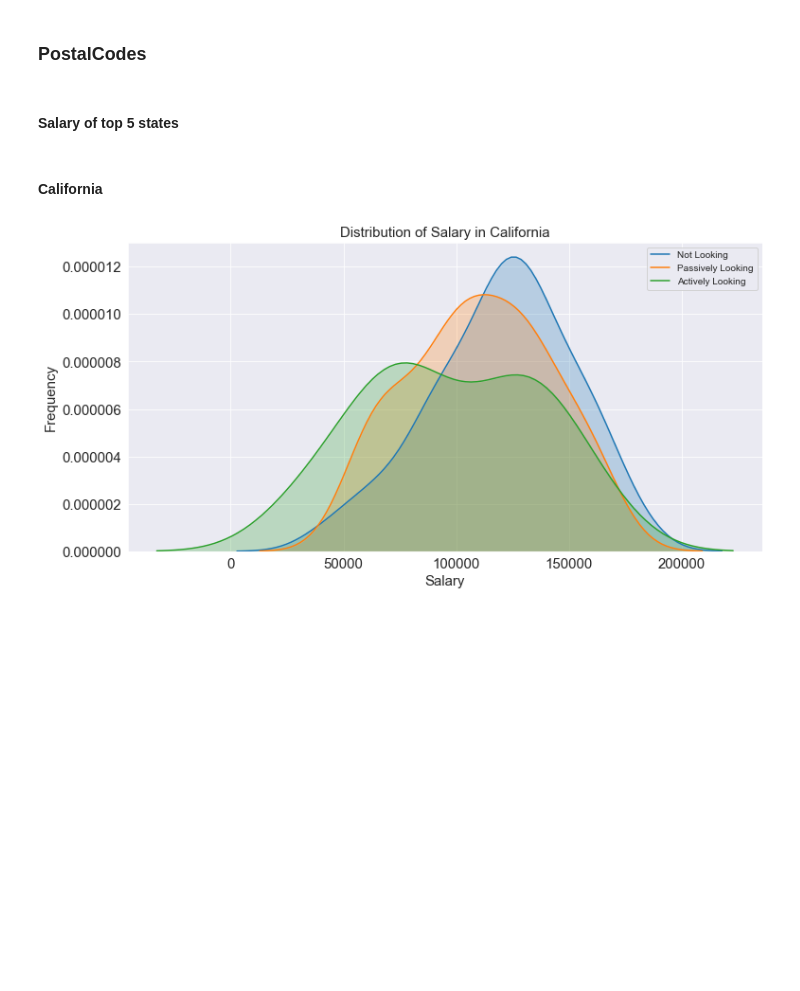
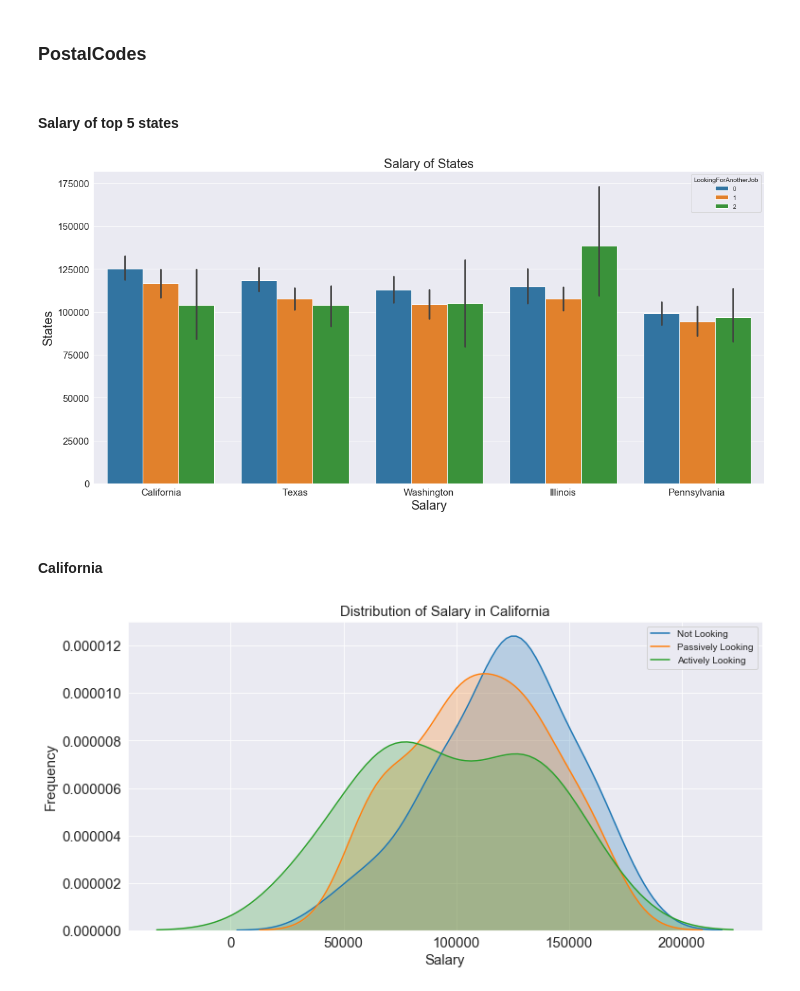
Before and after one commit to unit-00/data-professionals, a Jupyter notebook: salary_analysis.ipynb, the cells around one changed output. Cells and saved outputs as stored; diff of their text form; code cells hidden in the pictures; blank space fills up the shorter version.

```diff
--- a/salary_analysis.ipynb
+++ b/salary_analysis.ipynb
@@ -119,9 +116,22 @@ us_cleaned = us_cleaned.drop('PostalCode', axis=1)
 # %% [markdown]
 #### Salary of top 5 states
 # %%
-top5_states = us_cleaned['States'].value_counts().index[1:6]
+top5_states = us_cleaned[us_cleaned['States'].isin(us_cleaned['States'].value_counts().index[1:6])]
 # %%
 state_salary = [(nl_salary_adj[nl_cleaned['States'] == state], pl_salary_adj[pl_cleaned['States'] == state], al_salary_adj[al_cleaned['States'] == state]) for state in top5_states]
+# %%
+fig, ax = plt.subplots(figsize=(16, 8))
+
+sns.barplot(ax=ax, x='States', y='SalaryUSD', hue='LookingForAnotherJob', data=top5_states, order=us_cleaned['States'].value_counts().index[1:6])
+
+ax.set_xlabel('Salary', fontsize=20)
+ax.set_ylabel('States', fontsize=20)
+ax.tick_params(axis='both', which='major', labelsize=15)
+ax.set_title('Salary of States', fontsize=20)
+
+fig.tight_layout()
+# %% [output]
+[figure, added]
 # %% [markdown]
 #### California
 # %%
```
Also changed, not shown: parts of 14 cells of this notebook, 12 other files.
